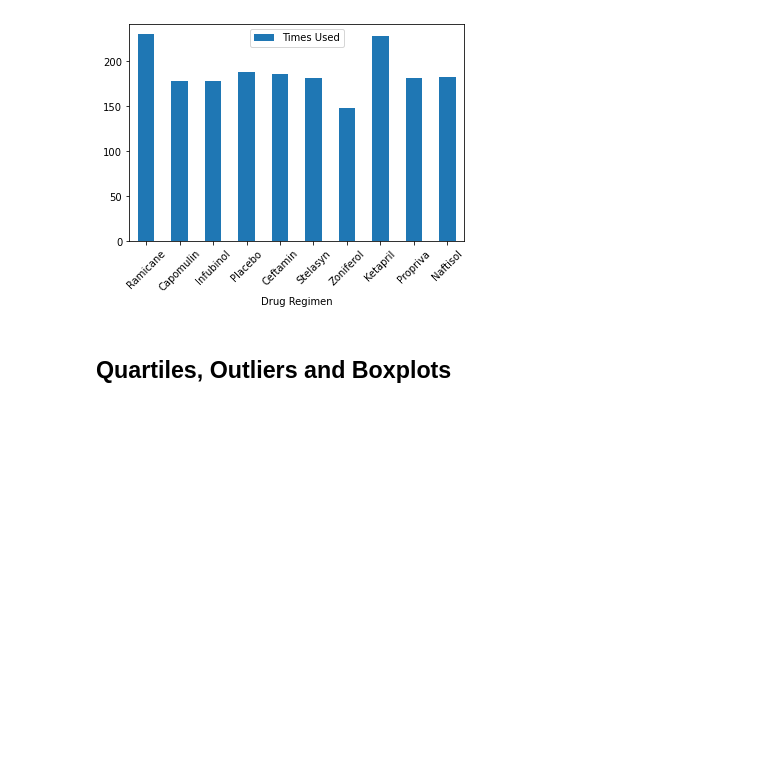
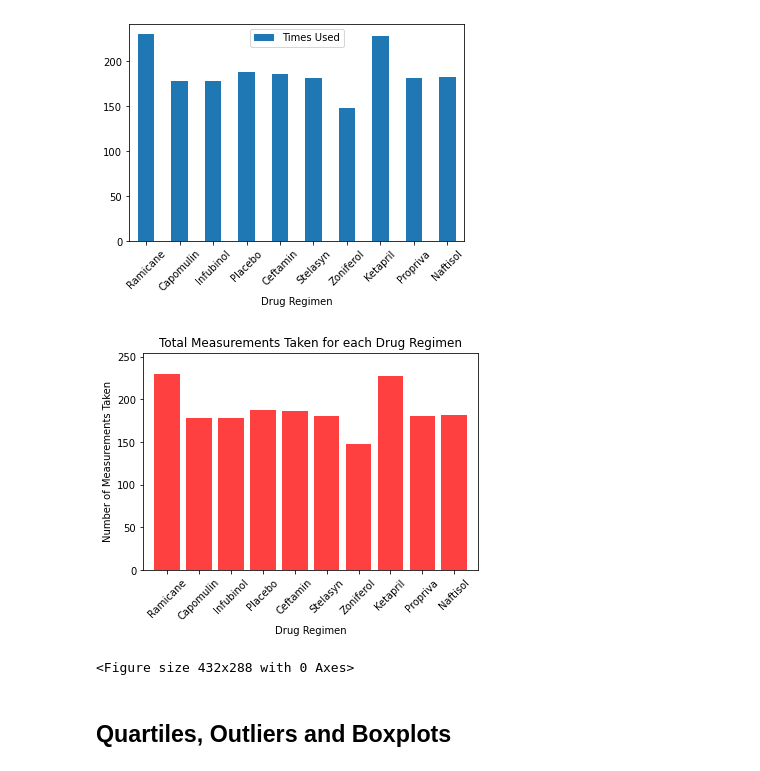
Before and after one commit to NoahLeVoir/Matplotlib-Challenge, a Jupyter notebook: Pymaceuticals/pymaceuticals.ipynb, the cells around one changed output. Saved outputs shown, nothing was run; the diff lists cells and outputs as text; code cells hidden in the pictures; blank space fills up the shorter version.

Commit message:
Generated bar plot using matplotlib function

```diff
--- a/Pymaceuticals/pymaceuticals.ipynb
+++ b/Pymaceuticals/pymaceuticals.ipynb
@@ -205,3 +204,31 @@ pandas_regimen_barchart
+# %%
+# Generate a bar plot showing the total number of measurements taken on each drug regimen using pyplot.
+x_axis = np.arange(0, len(drug_regimens))
+
+tick_locations = []
+
+for x in x_axis:
+    tick_locations.append(x)
+
+plt.title("Total Measurements Taken for each Drug Regimen")
+plt.xlabel("Drug Regimen")
+plt.ylabel("Number of Measurements Taken")
+
+plt.xlim(-0.75, len(drug_regimens)-.25)
+plt.ylim(0, max(drug_counts) + 25)
+
+plt.bar(x_axis, drug_counts, facecolor="red", alpha=0.75, align="center")
+plt.xticks(tick_locations, drug_regimens, rotation = 45)
+
+
+# Best practice to always include plt.show, even though it is not technically needed in jupyter notebooks
+plt.show()
+
+# Make sure layout is clean and compact
+plt.tight_layout()
+# %% [output]
+[figure, added]
+<Figure size 432x288 with 0 Axes>
 # %%
 # Generate a pie plot showing the distribution of female versus male mice using pandas
 # %%
```
Also changed, not shown: parts of 2 cells of this notebook.
